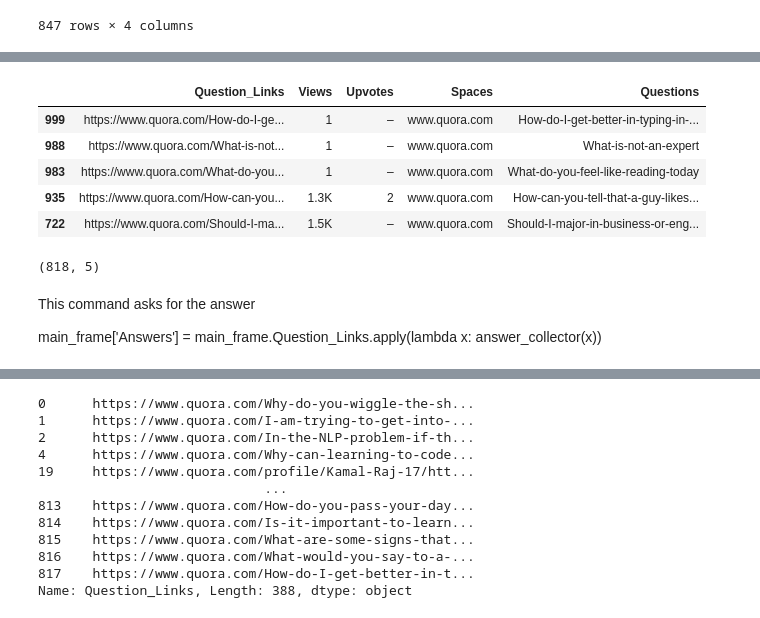
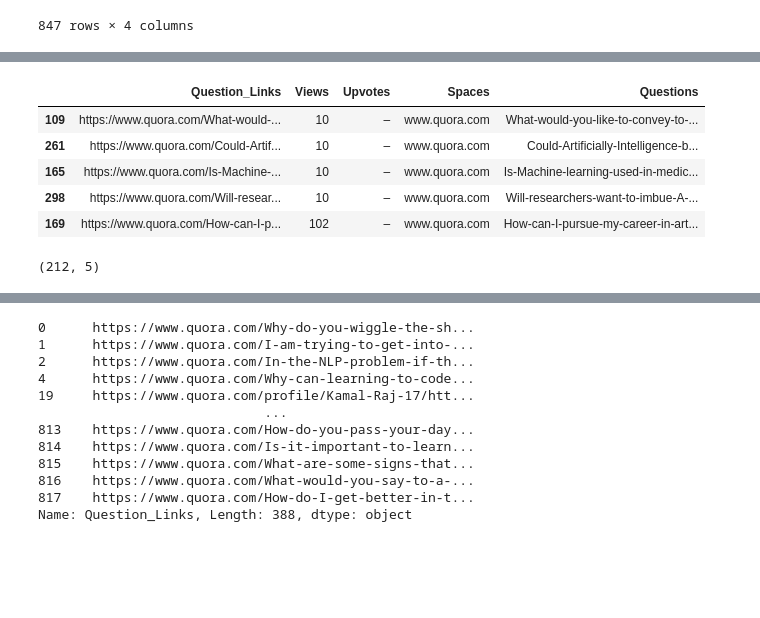
Before and after one commit to Kamalabot/Datagathering_Automation, a Jupyter notebook: QuoraScraper.ipynb, the cells around one changed output, grey strips where cells are left out. Saved outputs shown, nothing was run; the diff lists cells and outputs as text; code cells hidden in the pictures; blank space fills up the shorter version.

Commit message:
Added more data from Quora and modded the Quora scraper

```diff
--- a/QuoraScraper.ipynb
+++ b/QuoraScraper.ipynb
@@ -379,4 +388,4 @@ quora_frame.Question_Links[1].split('/')[3]
 # %%
-quora_frame['Spaces'] = quora_frame.Question_Links.apply(lambda x : x.split('/')[2])
-quora_frame.Spaces.unique()
+quora_frame_live['Spaces'] = quora_frame_live.Question_Links.apply(lambda x : x.split('/')[2])
+quora_frame_live.Spaces.unique()
 # %% [output]
@@ -412,3 +411,6 @@ main_frame.sort_values('Views', ascending = False)
 | 988 | https://www.quora.com/What-is-not... | 1 | – | www.quora.com |
 | 999 | https://www.quora.com/How-do-I-ge... | 1 | – | www.quora.com |
 847 rows × 4 columns
+# %%
+main_frame_new = quora_frame_live[quora_frame_live.Spaces == 'www.quora.com']
+main_frame_new.sort_values('Views', ascending = False)
@@ -415,2 +431,2 @@ main_frame.sort_values('Views', ascending = False)
 # %%
-main_frame['Questions'] = main_frame.Question_Links.apply(lambda x : x.split('/')[3])
+main_frame_new['Questions'] = main_frame_new.Question_Links.apply(lambda x : x.split('/')[3])
@@ -419,17 +433,15 @@ main_frame = main_frame[main_frame.Questions != 'unanswered']
+# %%
+main_frame_new = main_frame_new[main_frame_new.Questions != 'unanswered']
 # %%
-main_frame.sort_values('Views').head()
+main_frame_new.sort_values('Views').head()
 # %% [output]
 |  | Question_Links | Views | Upvotes | Spaces | Questions |
-| 999 | https://www.quora.com/How-do-I-ge... | 1 | – | www.quora.com | How-do-I-get-better-in-typing-in-... |
-| 988 | https://www.quora.com/What-is-not... | 1 | – | www.quora.com | What-is-not-an-expert |
-| 983 | https://www.quora.com/What-do-you... | 1 | – | www.quora.com | What-do-you-feel-like-reading-today |
-| 935 | https://www.quora.com/How-can-you... | 1.3K | 2 | www.quora.com | How-can-you-tell-that-a-guy-likes... |
-| 722 | https://www.quora.com/Should-I-ma... | 1.5K | – | www.quora.com | Should-I-major-in-business-or-eng... |
+| 109 | https://www.quora.com/What-would-... | 10 | – | www.quora.com | What-would-you-like-to-convey-to-... |
+| 261 | https://www.quora.com/Could-Artif... | 10 | – | www.quora.com | Could-Artificially-Intelligence-b... |
+| 165 | https://www.quora.com/Is-Machine-... | 10 | – | www.quora.com | Is-Machine-learning-used-in-medic... |
+| 298 | https://www.quora.com/Will-resear... | 10 | – | www.quora.com | Will-researchers-want-to-imbue-A-... |
+| 169 | https://www.quora.com/How-can-I-p... | 102 | – | www.quora.com | How-can-I-pursue-my-career-in-art... |
 # %%
-main_frame.shape
+main_frame_new.shape
 # %% [output]
-(818, 5)
+(212, 5)
-# %% [markdown]
-This command asks for the answer
-
-main_frame['Answers'] = main_frame.Question_Links.apply(lambda x: answer_collector(x))
```
Also changed, not shown: parts of 31 cells of this notebook, 1 other file.
